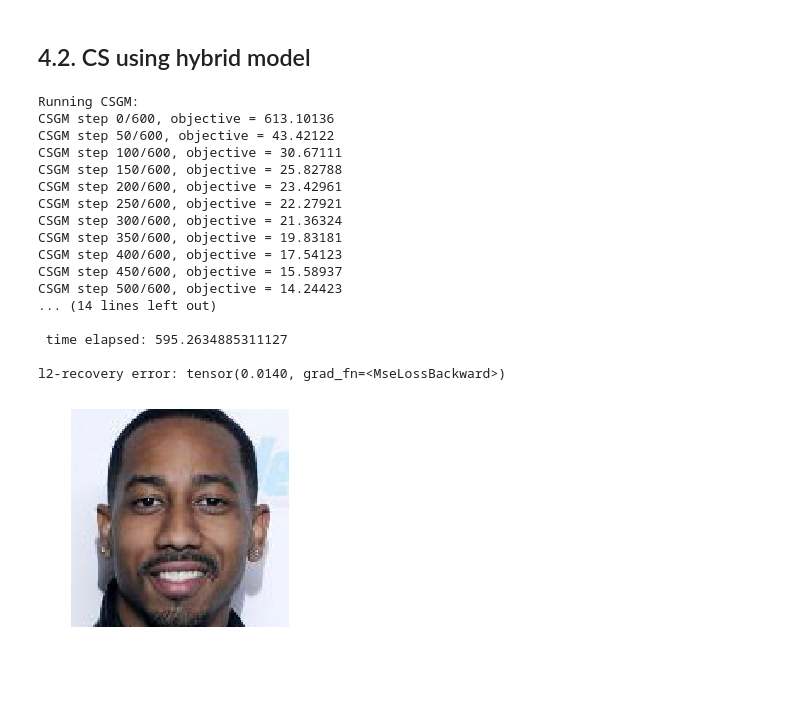
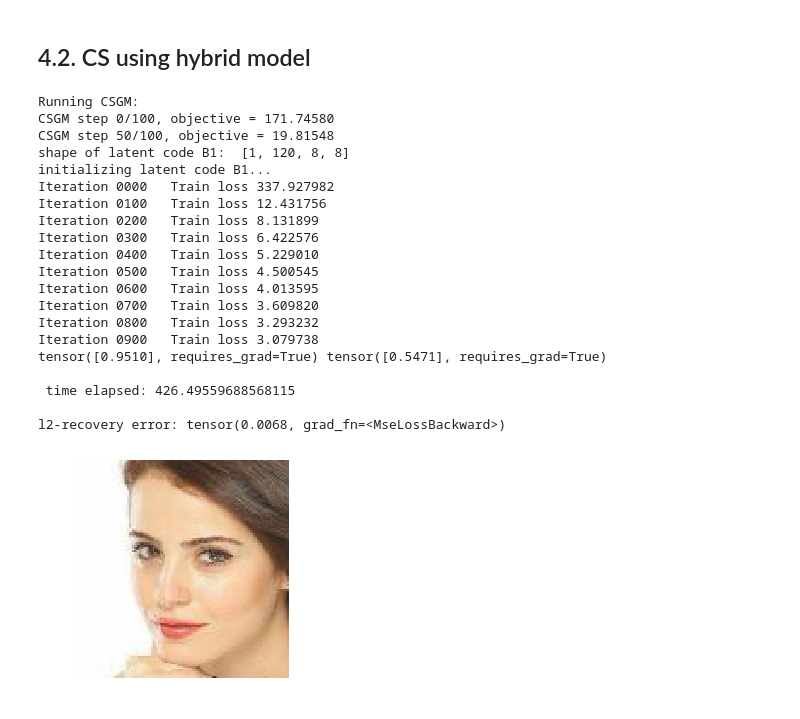
Before and after one commit to d-anguyen/Yeunuoc, a Jupyter notebook: CS-DD/Load_model.ipynb, the cells around one changed output. Drawn from its saved outputs; the diff is of its cells as text; code cells hidden in the pictures; blank space fills up the shorter version.

```diff
--- a/CS-DD/Load_model.ipynb
+++ b/CS-DD/Load_model.ipynb
@@ -38,7 +38,7 @@ num GPUs 0
 #dataset = 'mnist' # 'mnist' or 'celeba'
 dataset = 'celeba'
 path = './test_data/' + dataset + '/'
-img_name = dataset + '6' # 1-5 (for celeba), 1-6 (for mnist)
+img_name = dataset + '1' # 1-5 (for celeba), 1-6 (for mnist)
 img_path = path + img_name + ".jpg"
 img_pil = Image.open(img_path)
 if dataset == 'celeba':
@@ -427,46 +232,49 @@ z0, mse_wrt_truth = CSGM2(G=G, latentDim=latentDim, y=y, A=A, device=device, num
 
 x0 = G(z0)
 
 #grid = torchvision.utils.make_grid(x0.clamp(min=-1, max=1), scale_each=True, normalize=True)
 #plt.axis('off')
 #plt.imshow(grid.detach().permute(1, 2, 0).cpu().numpy())
 
-net, net_input, z, alpha, beta, loss = fit4(G, net, num_channels, d_image, y, z_0 = z0,
+net, net_input, z, alpha, beta, loss = CS_hybrid(G, net, num_channels, d_image, y, A, z_0 = z0,
                                             latentDim=latentDim, num_iter = 1000, lr_decay_epoch = 0)
 
 x_hat = alpha.clamp(0,1)*G(z) + beta.clamp(0,1)*(2*net(net_input.type(dtype)) - 1)
 
 print(alpha,beta)
 
 grid = torchvision.utils.make_grid(img_var, scale_each=True, normalize=True)
 plt.axis('off')
 plt.imshow(grid.detach().permute(1, 2, 0).cpu().numpy())
 
 t1 = time.time()
 print('\n time elapsed:', t1-t0)
 
 error_wrt_truth = mse(x_hat, img_var)
 print('\nl2-recovery error:', error_wrt_truth)
 
 
 save_path= 'Hybrid'+'_'+img_name+'.png'
 plt.savefig(save_path,bbox_inches='tight', pad_inches = 0)
 # %% [output]
 Running CSGM:
-CSGM step 0/600, objective = 613.10136
-CSGM step 50/600, objective = 43.42122
-CSGM step 100/600, objective = 30.67111
-CSGM step 150/600, objective = 25.82788
-CSGM step 200/600, objective = 23.42961
-CSGM step 250/600, objective = 22.27921
-CSGM step 300/600, objective = 21.36324
-CSGM step 350/600, objective = 19.83181
-CSGM step 400/600, objective = 17.54123
-CSGM step 450/600, objective = 15.58937
-CSGM step 500/600, objective = 14.24423
-... (14 lines left out)
+CSGM step 0/100, objective = 171.74580
+CSGM step 50/100, objective = 19.81548
+shape of latent code B1:  [1, 120, 8, 8]
+initializing latent code B1...
+Iteration 0000   Train loss 337.927982
+Iteration 0100   Train loss 12.431756
+Iteration 0200   Train loss 8.131899
+Iteration 0300   Train loss 6.422576
+Iteration 0400   Train loss 5.229010
+Iteration 0500   Train loss 4.500545
+Iteration 0600   Train loss 4.013595
+Iteration 0700   Train loss 3.609820
+Iteration 0800   Train loss 3.293232
+Iteration 0900   Train loss 3.079738
+tensor([0.9510], requires_grad=True) tensor([0.5471], requires_grad=True)
 
- time elapsed: 595.2634885311127
+ time elapsed: 426.49559688568115
 
-l2-recovery error: tensor(0.0140, grad_fn=<MseLossBackward>)
+l2-recovery error: tensor(0.0068, grad_fn=<MseLossBackward>)
-[figure, old version]
+[figure, new version]
```
Also changed, not shown: parts of 11 cells of this notebook, 5 other files.
